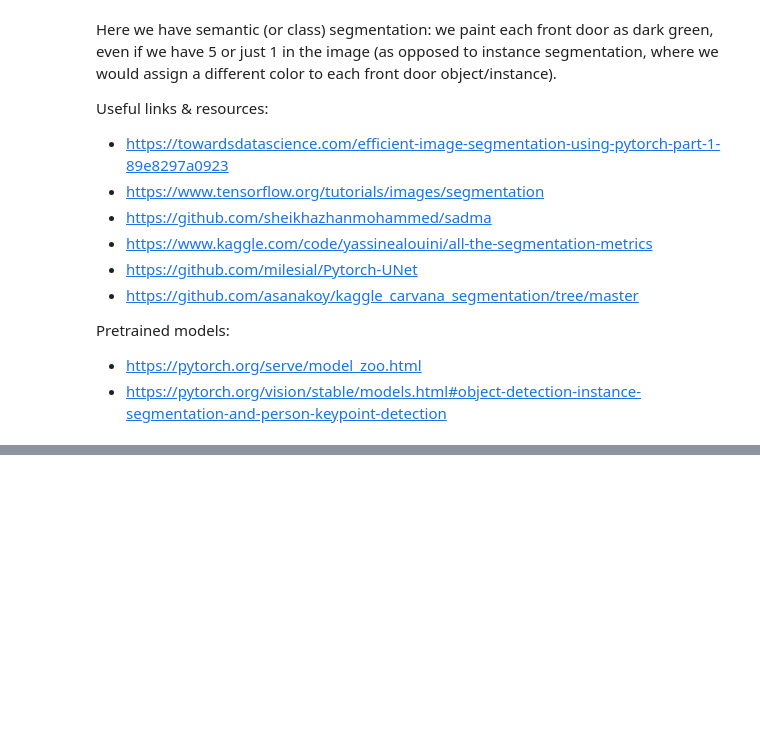
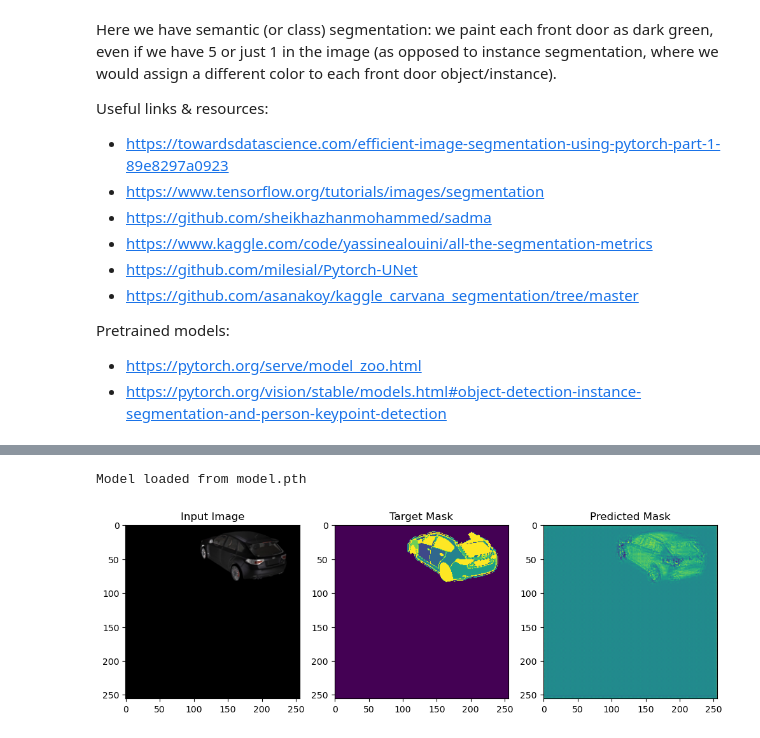
Before and after one commit to Toni751/Deep-Learning-Car-Segmentation, a Jupyter notebook: Car Image Segmentation - Project.ipynb, the cells around one changed output, grey strips where cells are left out. Cells and saved outputs as stored; diff of their text form; code cells hidden in the pictures; blank space fills up the shorter version.

Commit message:
notebook for predictions

```diff
--- a/Car Image Segmentation - Project.ipynb
+++ b/Car Image Segmentation - Project.ipynb
@@ -176,17 +28,0 @@ for data_dict in photo_arrays:
-# %%
-images_tensor = torch.stack(image_data_list, dim=0)
-masks_tensor = torch.stack(target_list, dim=0)
-dataset = TensorDataset(images_tensor, masks_tensor)
-
-DATASET_LENGTH = len(dataset)
-train_size = math.floor(DATASET_LENGTH * 0.8)
-val_size = math.floor(DATASET_LENGTH * 0.1)
-test_size = DATASET_LENGTH - train_size - val_size
-
-generator_seed = torch.Generator().manual_seed(0)
-train_set, temp_set = random_split(dataset, [train_size, val_size + test_size], generator=generator_seed)
-val_set, test_set = random_split(temp_set, [val_size, test_size], generator=generator_seed)
-
-train_loader = DataLoader(train_set, batch_size=16, shuffle=True)
-val_loader = DataLoader(val_set, batch_size=16, shuffle=False)
-train_loader = DataLoader(test_set, batch_size=16, shuffle=False)
@@ -430,3 +200,49 @@ Model loaded from model.pth
+# %%
+
+
+# Load the trained model
+loaded_model = UNet()
+loaded_optimizer = optim.Adam(loaded_model.parameters(), lr=1e-5, weight_decay=1e-4)
+load_path = 'model.pth'
+loaded_model, loaded_optimizer, _, _, _ = load_model(loaded_model, loaded_optimizer, load_path)
+
+# Choose an example from the test set
+example_index = 12
+example_input, example_target = test_set[example_index]
+example_input = example_input.unsqueeze(0)  # Add a batch dimension
+
+# Move the input to the appropriate device (CPU or GPU)
+example_input = example_input.to(device)
+
+# Set the model to evaluation mode
+loaded_model.eval()
+
+# Make a prediction
+with torch.no_grad():
+    prediction = loaded_model(example_input)
+
+# Post-process the prediction if needed (e.g., convert to probabilities)
+predicted_mask = torch.sigmoid(prediction.squeeze())
+
+# Visualize the input, target, and predicted mask
+plt.figure(figsize=(12, 4))
+
+plt.subplot(1, 3, 1)
+plt.imshow(example_input.squeeze().permute(1, 2, 0).cpu().numpy())
+plt.title('Input Image')
+
+plt.subplot(1, 3, 2)
+plt.imshow(example_target.cpu().numpy())
+plt.title('Target Mask')
+
+plt.subplot(1, 3, 3)
+plt.imshow(predicted_mask.cpu().numpy())
+plt.title('Predicted Mask')
+
+plt.show()
+# %% [output]
+Model loaded from model.pth
+[figure, added]
 # %%
 # model.save('trained_model.h5')
 # %%
```
Also changed, not shown: parts of 17 cells of this notebook.
